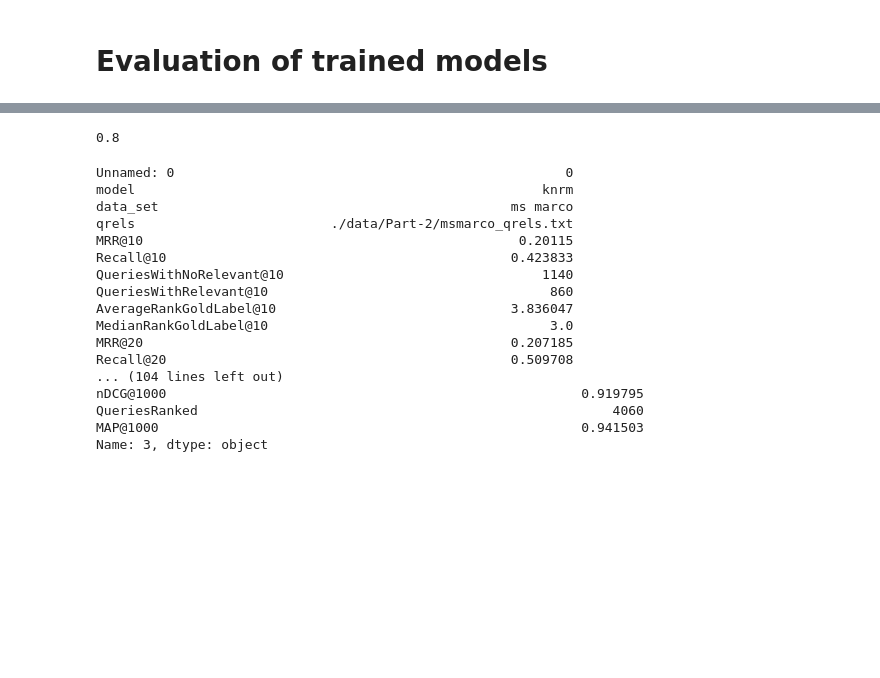
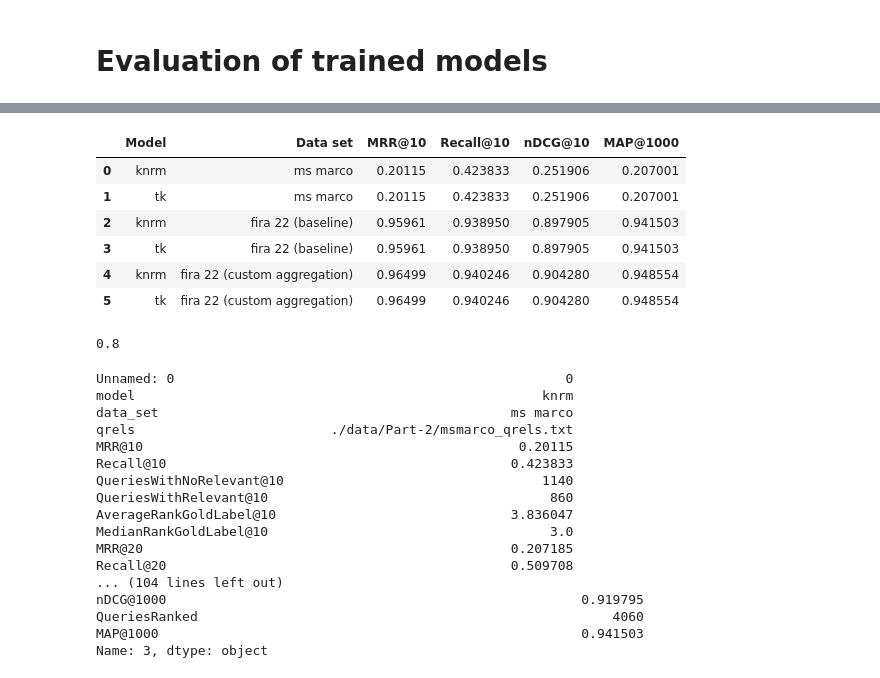
Before and after one commit to PaulErpen/air, a Jupyter notebook: src/part-2-evaluation.ipynb, the cells around one changed output, grey strips where cells are left out. Cells and saved outputs as stored; diff of their text form; code cells hidden in the pictures; blank space fills up the shorter version.

```diff
--- a/src/part-2-evaluation.ipynb
+++ b/src/part-2-evaluation.ipynb
@@ -57,3 +45,13 @@ fig.savefig("../figures/evaluation.png", bbox_inches='tight')
+# %%
+df_summary[["model", "data_set"] + measures].rename(columns={"model": "Model", "data_set": "Data set"})
+# %% [output]
+|  | Model | Data set | MRR@10 | Recall@10 | nDCG@10 | MAP@1000 |
+| 0 | knrm | ms marco | 0.20115 | 0.423833 | 0.251906 | 0.207001 |
+| 1 | tk | ms marco | 0.20115 | 0.423833 | 0.251906 | 0.207001 |
+| 2 | knrm | fira 22 (baseline) | 0.95961 | 0.938950 | 0.897905 | 0.941503 |
+| 3 | tk | fira 22 (baseline) | 0.95961 | 0.938950 | 0.897905 | 0.941503 |
+| 4 | knrm | fira 22 (custom aggregation) | 0.96499 | 0.940246 | 0.904280 | 0.948554 |
+| 5 | tk | fira 22 (custom aggregation) | 0.96499 | 0.940246 | 0.904280 | 0.948554 |
 # %%
 bar_distance * (len(measure) / 2)
 # %% [output]
```
Also changed, not shown: parts of 3 cells of this notebook, 5 other files.
